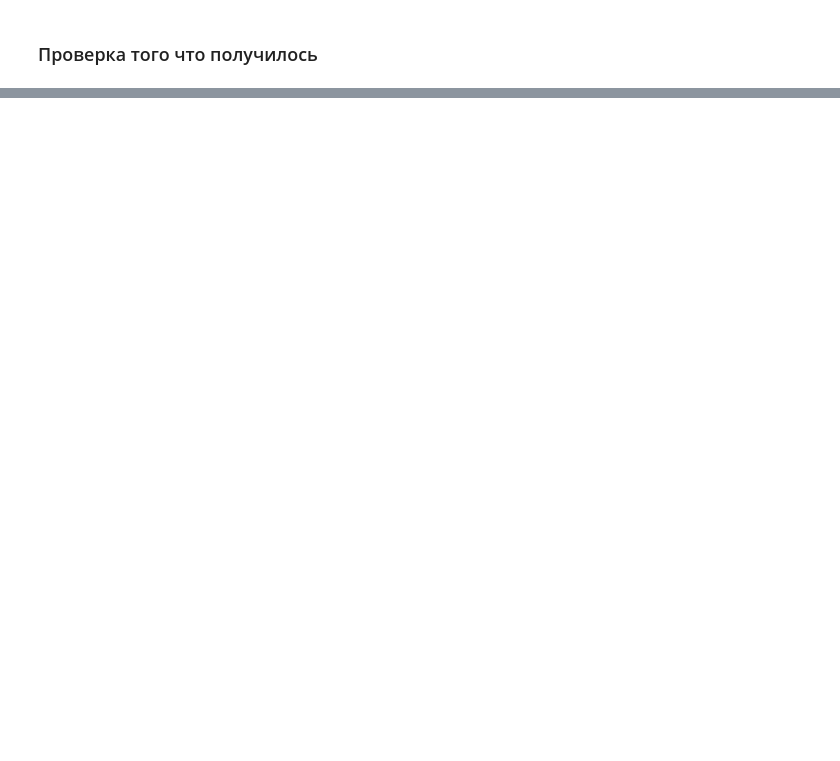
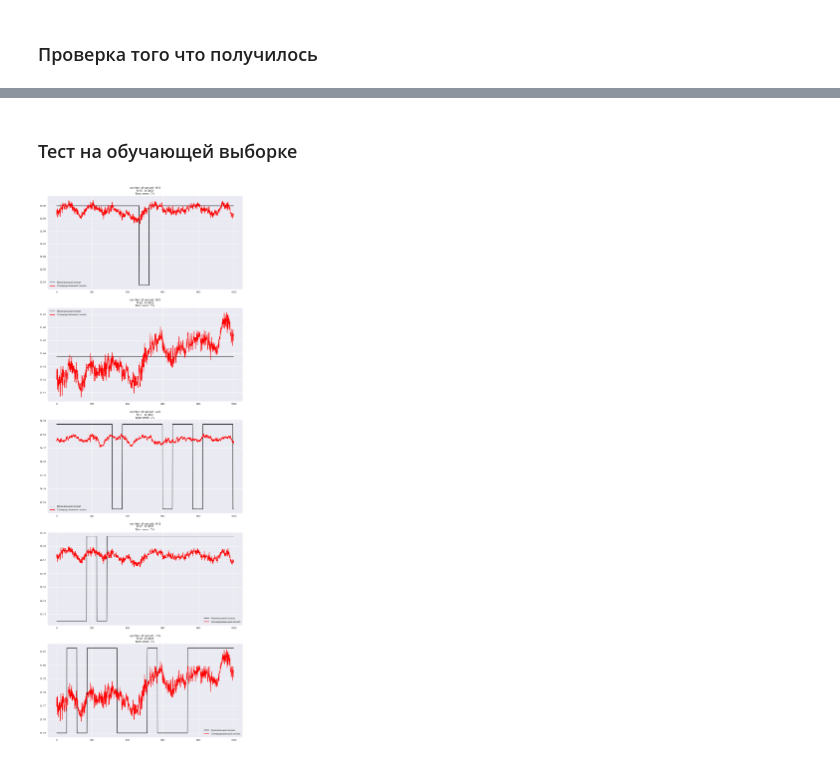
Before and after one commit to FL2107/signals_learning, a Jupyter notebook: Linear encoder.ipynb, the cells around one changed output, grey strips where cells are left out. Drawn from its saved outputs; the diff is of its cells as text; code cells hidden in the pictures; blank space fills up the shorter version.

```diff
--- a/Linear encoder.ipynb
+++ b/Linear encoder.ipynb
@@ -384,0 +457,7 @@ plt.show()
+# %% [markdown]
+### Тест на обучающей выборке
+# %%
+N = 5
+tensor_check(net_1param, X_train_tensor, N, x_mean, x_var, without_unnorm=False)
+# %% [output]
+[figure, added]
```
Also changed, not shown: parts of 24 cells of this notebook.
